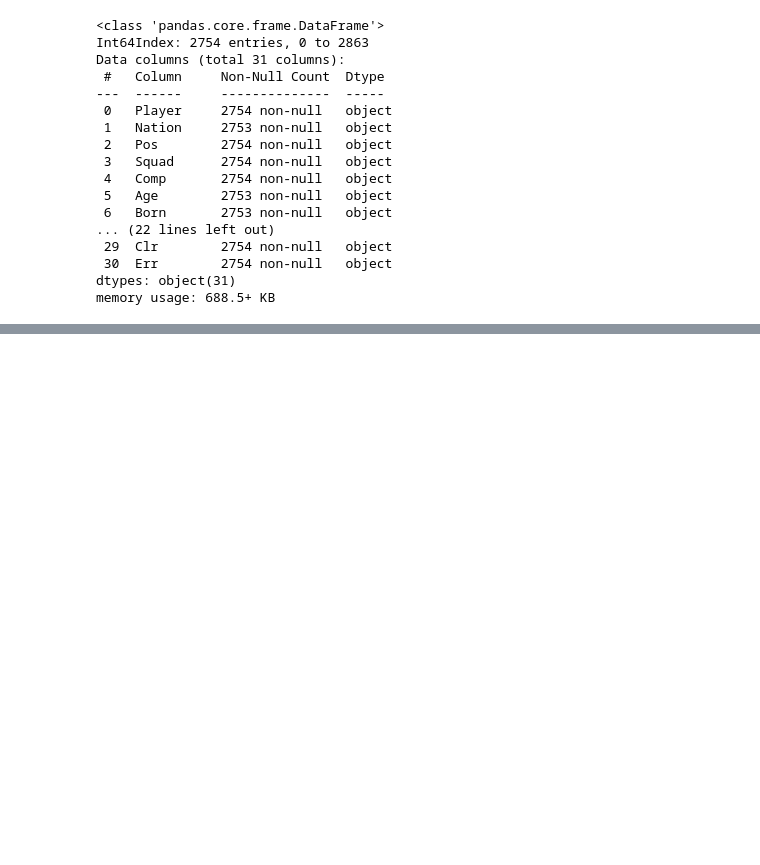
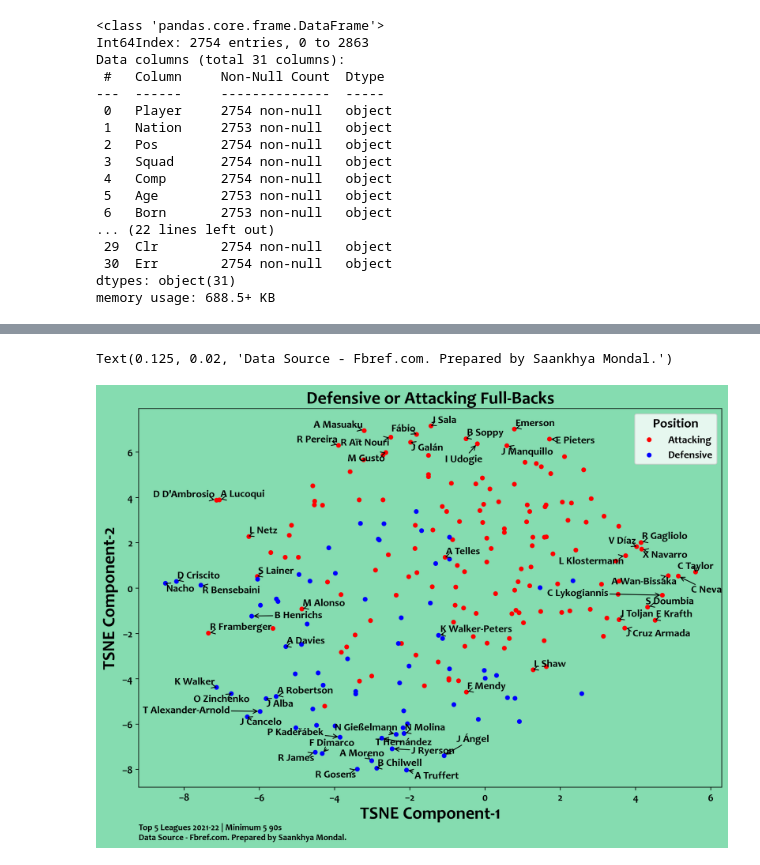
Before and after one commit to sm823zw/Football-Data-Analysis-and-Viz, a Jupyter notebook: defensive actions.ipynb, the cells around one changed output, grey strips where cells are left out. Cells and saved outputs as stored; diff of their text form; code cells hidden in the pictures; blank space fills up the shorter version.

```diff
--- a/defensive actions.ipynb
+++ b/defensive actions.ipynb
@@ -437,0 +469,46 @@ fig.savefig('Images/TSNE-Viz-K-Means-Cluster_FB.png', dpi=400, bbox_inches='tigh
+# %%
+fig, ax = plt.subplots(figsize=(12, 8))
+fig.set_dpi(200)
+ax.set_facecolor('#85dcb0')
+fig.set_facecolor('#85dcb0')
+fig.set_edgecolor('#85dcb0')
+par_x = list(data['Component-1'])
+par_y = list(data['Component-2'])
+colors = {0:'red', 1:'blue'}
+grouped = data.groupby('y_gmm')
+for key, group in grouped:
+    group.plot(ax=ax, kind='scatter', x='Component-1', y='Component-2', label=key, color=colors[key])
+
+
+outlier_top = data['Component-2'].astype(float).quantile(0.95)
+outlier_bottom = data['Component-2'].astype(float).quantile(0.05)
+outlier_right = data['Component-1'].astype(float).quantile(0.95)
+outlier_left = data['Component-1'].astype(float).quantile(0.05)
+
+fbs = ['Walker', 'Alba', 'Zinchenko', 'Mendy', 'Alonso', 'Robertson', 'Trent', 'Reece', 'Wan-Bissaka', 'Shaw', 'Telles', 'Alphonso']
+
+def check_name_present(name):
+    for i in fbs:
+        if i in name:
+            return True
+    return False
+
+txts = []
+for i, txt in enumerate(list(data['Player'])):
+    if par_x[i]>outlier_right or par_x[i]<outlier_left or par_y[i]>outlier_top or par_y[i]<outlier_bottom or check_name_present(txt):
+        if len(txt.split()) != 1:
+            name = txt[0] + ' ' + ' '.join(txt.split()[1:])
+        else:
+            name = txt
+        txts.append(plt.text(par_x[i], par_y[i], name))
+
+adjust_text(txts, arrowprops=dict(arrowstyle='->', color='black'))
+ax.set_xlabel('TSNE Component-1', fontsize=20)
+ax.set_ylabel('TSNE Component-2', fontsize=20)
+ax.set_title('Defensive or Attacking Full-Backs', fontsize=20, fontdict={'weight':'heavy'})
+ax.legend(labels=['Attacking', 'Defensive'], title="Position")
+fig.text(0.125,0.04,'Top 5 Leagues 2021-22 | Minimum 5 90s', size = 10)
+fig.text(0.125,0.02,'Data Source - Fbref.com. Prepared by Saankhya Mondal.', size=10)
+# %% [output]
+Text(0.125, 0.02, 'Data Source - Fbref.com. Prepared by Saankhya Mondal.')
+[figure, added]
```
Also changed, not shown: parts of 23 cells of this notebook, 23 other files.
